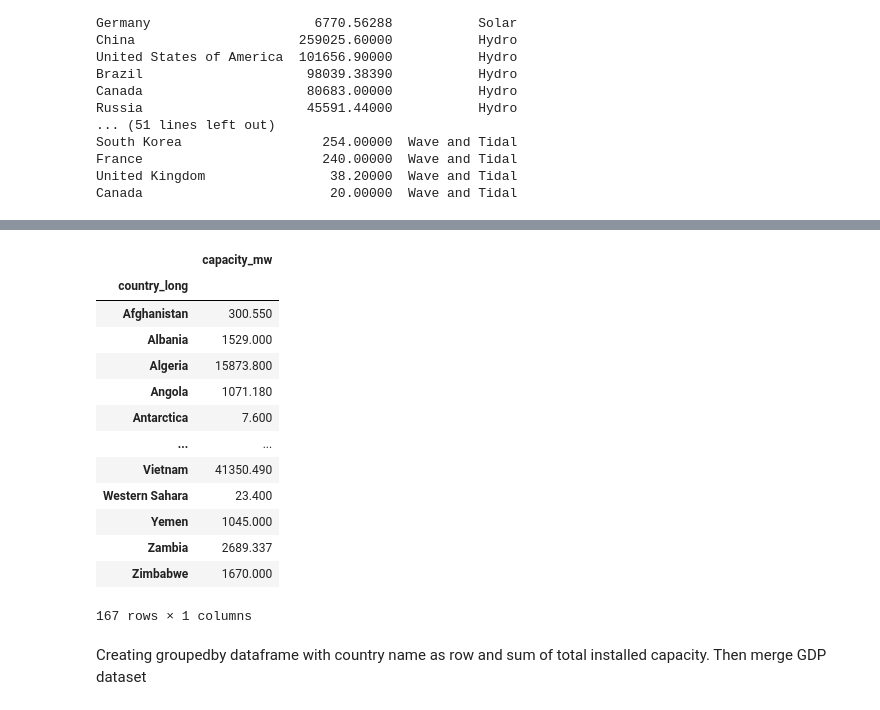
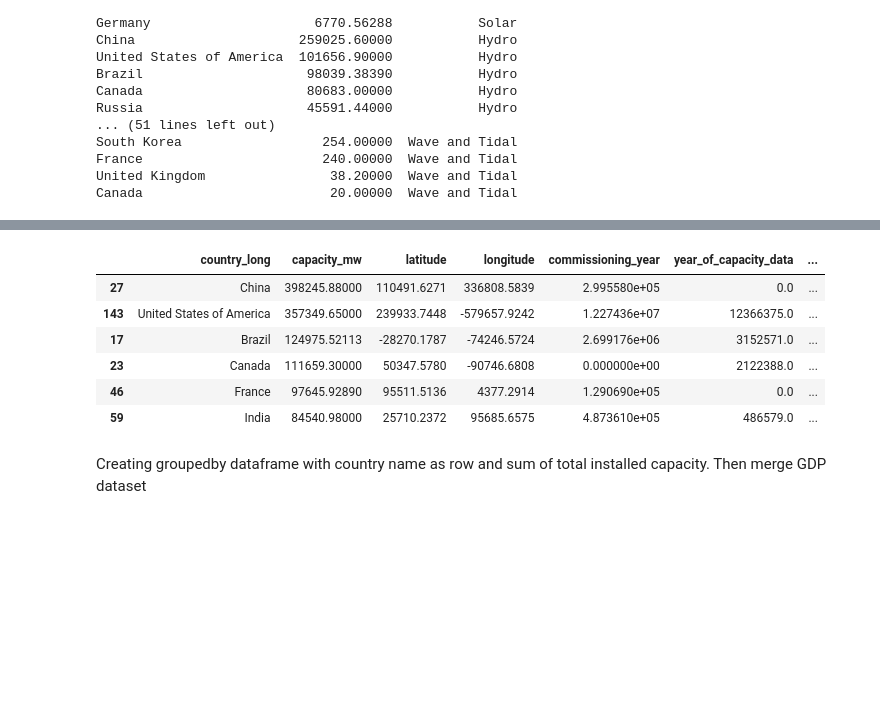
Before and after one commit to snavarroroby/Project-1-g3, a Jupyter notebook: Data_merge_cleaning.ipynb, the cells around one changed output, grey strips where cells are left out. Drawn from its saved outputs; the diff is of its cells as text; code cells hidden in the pictures; blank space fills up the shorter version.

Commit message:
branch push test, green top

```diff
--- a/Data_merge_cleaning.ipynb
+++ b/Data_merge_cleaning.ipynb
@@ -244,0 +240,6 @@ Canada                 20.0  Wave and Tidal
+# %%
+global_pwrplant_green_reduced = global_pwrplant.loc[(global_pwrplant['primary_fuel']=='Solar')| (global_pwrplant['primary_fuel']=='Hydro')|
+                                                   (global_pwrplant['primary_fuel']=='Wind') | (global_pwrplant['primary_fuel']=='Geothermal')|
+                                                   (global_pwrplant['primary_fuel']=='Biomass')|(global_pwrplant['primary_fuel']=='Nuclear')|
+                                                   (global_pwrplant['primary_fuel']=='Wave and Tidal')]
+global_pwrplant_green_reduced
@@ -245,26 +260,14 @@ Canada                 20.0  Wave and Tidal
 # %%
-
-df = pd.DataFrame(global_pwrplant_reduced)
-
-#fuel_type_df = global_pwrplant_reduced
-grouped_fuel_df = df.groupby('country_long').sum()
-grouped_fuel_df
-#print(grouped_fuel_df.sort_values(by=['capacity_mw'], ascending = False).head(25))
+green_energy_country_grouped = global_pwrplant_green_reduced.groupby('country_long').sum().reset_index()
+green_energy_country_grouped.sort_values(by=['capacity_mw'], ascending=False).head(6)
 # %% [output]
-|  | capacity_mw |
-| country_long |  |
-| Afghanistan | 300.550 |
-| Albania | 1529.000 |
-| Algeria | 15873.800 |
-| Angola | 1071.180 |
-| Antarctica | 7.600 |
-| ... | ... |
-| Vietnam | 41350.490 |
-| Western Sahara | 23.400 |
-| Yemen | 1045.000 |
-| Zambia | 2689.337 |
-| Zimbabwe | 1670.000 |
+|  | country_long | capacity_mw | latitude | longitude | commissioning_year | year_of_capacity_data | ... |
+| 27 | China | 398245.88000 | 110491.6271 | 336808.5839 | 2.995580e+05 | 0.0 | ... |
+| 143 | United States of America | 357349.65000 | 239933.7448 | -579657.9242 | 1.227436e+07 | 12366375.0 | ... |
+| 17 | Brazil | 124975.52113 | -28270.1787 | -74246.5724 | 2.699176e+06 | 3152571.0 | ... |
+| 23 | Canada | 111659.30000 | 50347.5780 | -90746.6808 | 0.000000e+00 | 2122388.0 | ... |
+| 46 | France | 97645.92890 | 95511.5136 | 4377.2914 | 1.290690e+05 | 0.0 | ... |
+| 59 | India | 84540.98000 | 25710.2372 | 95685.6575 | 4.873610e+05 | 486579.0 | ... |
-167 rows × 1 columns
 # %% [markdown]
 Creating groupedby dataframe with country name as row and sum of total installed capacity. Then merge GDP dataset
 # %%
```
Also changed, not shown: parts of 5 cells of this notebook.
